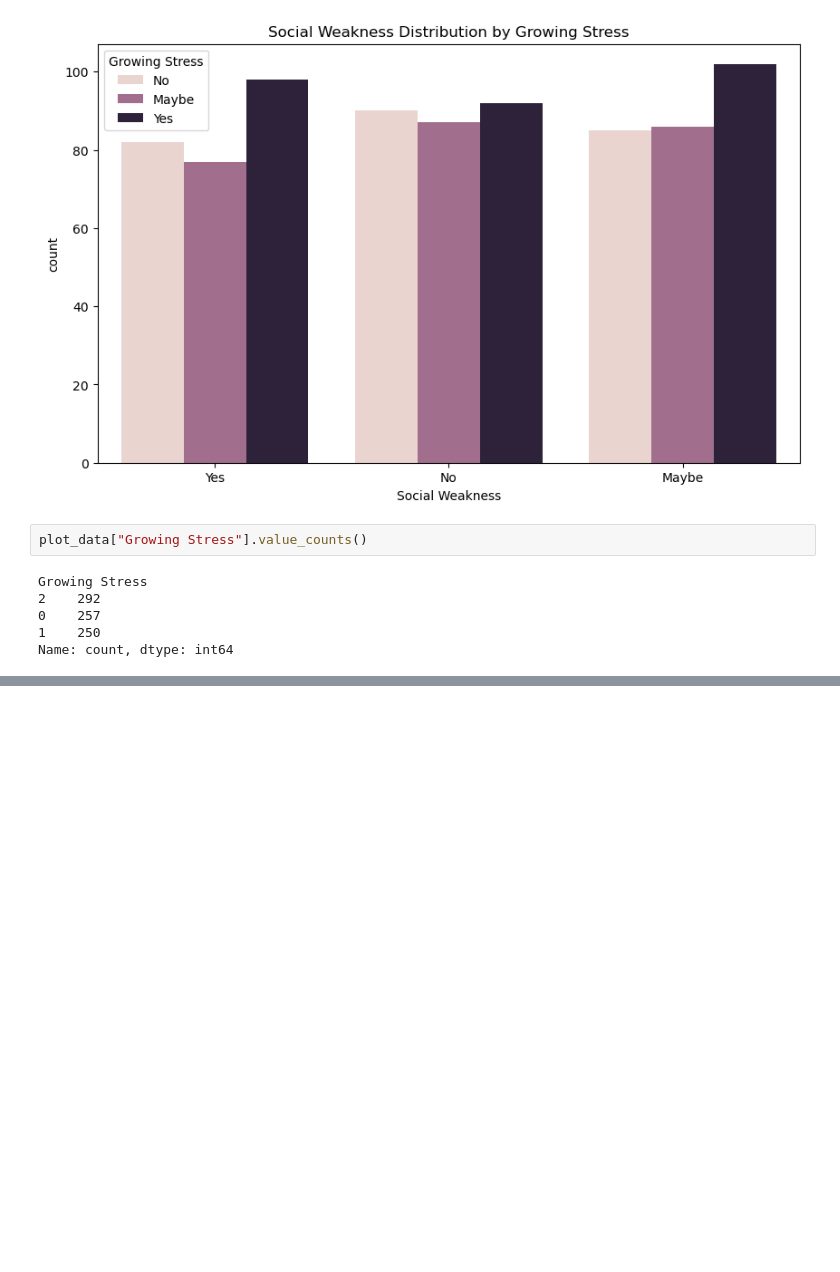
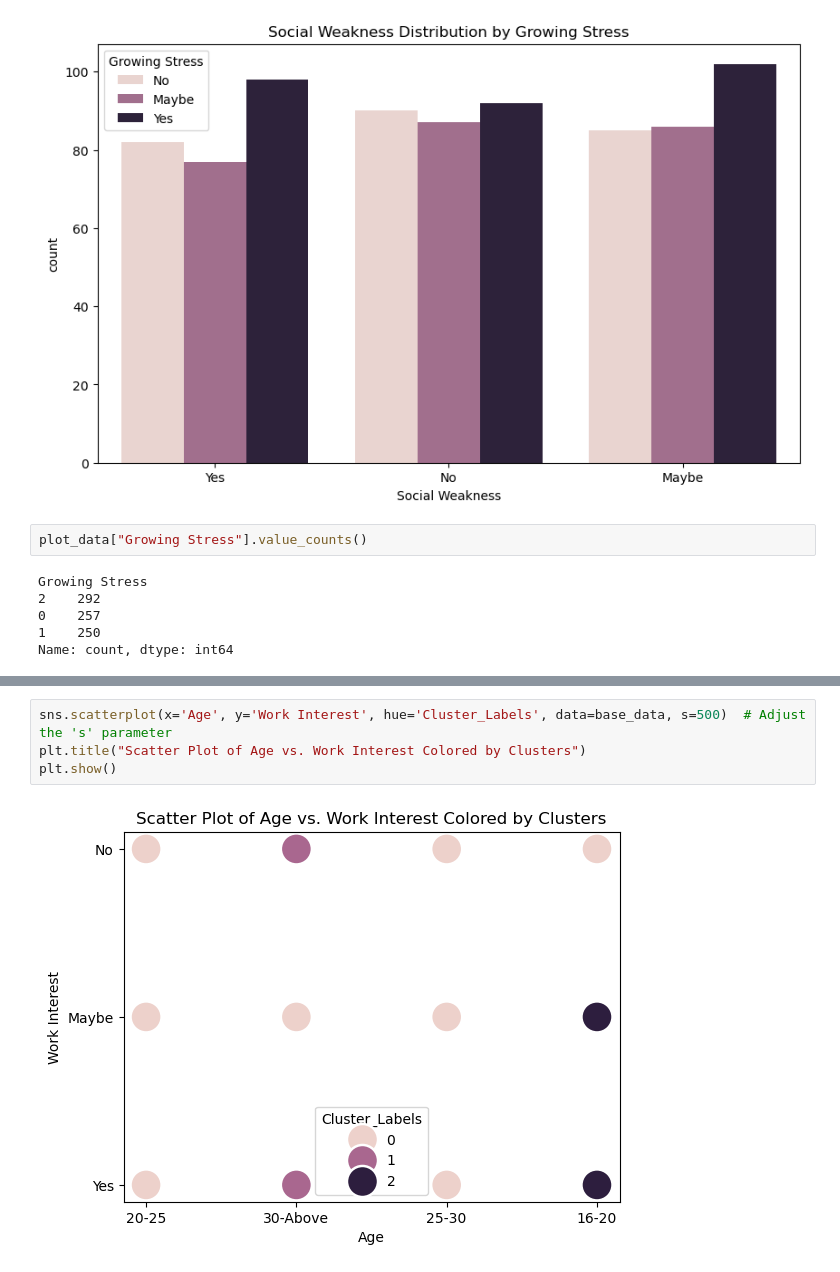
Before and after one commit to hakankorpe/2024, a Jupyter notebook: mental_health_dataset/Mental Health Data.ipynb, the cells around one changed output, grey strips where cells are left out. Saved outputs shown, nothing was run; the diff lists cells and outputs as text; blank space fills up the shorter version.

```diff
--- a/mental_health_dataset/Mental Health Data.ipynb
+++ b/mental_health_dataset/Mental Health Data.ipynb
@@ -303,0 +415,6 @@ Name: count, dtype: int64
+# %%
+sns.scatterplot(x='Age', y='Work Interest', hue='Cluster_Labels', data=base_data, s=500)  # Adjust the 's' parameter
+plt.title("Scatter Plot of Age vs. Work Interest Colored by Clusters")
+plt.show()
+# %% [output]
+[figure, added]
```
Also changed, not shown: parts of 7 cells of this notebook.
